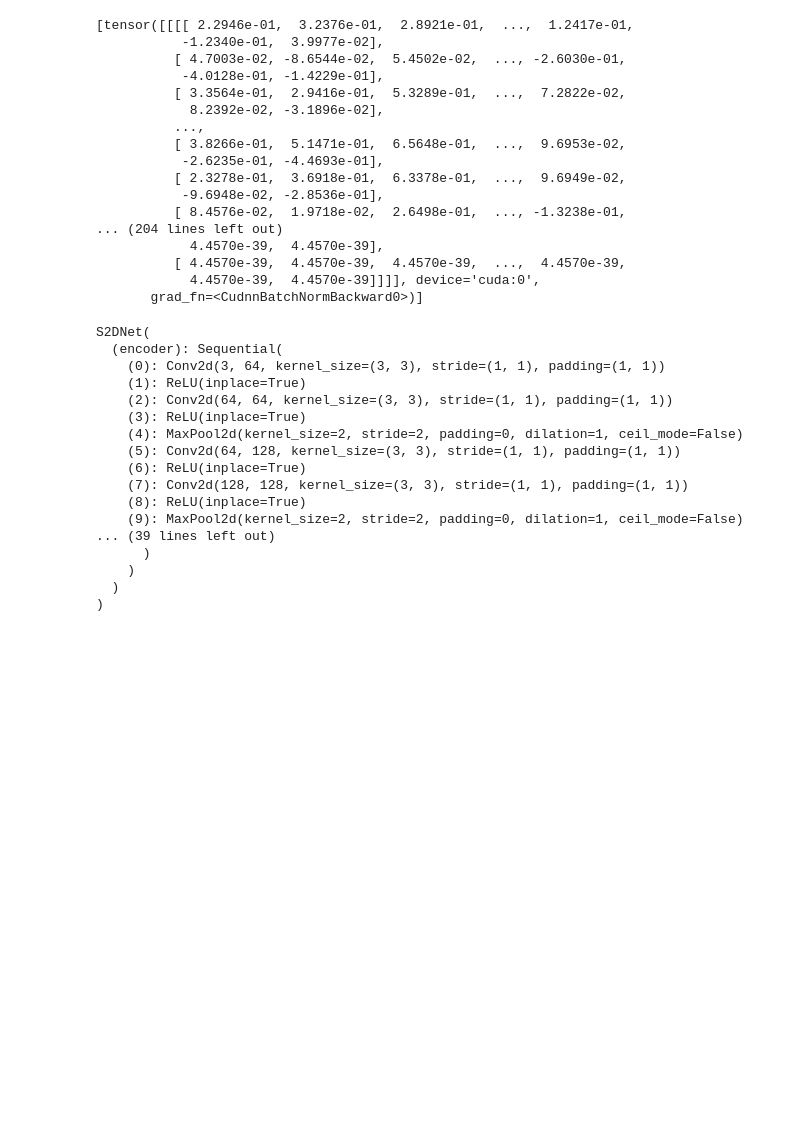
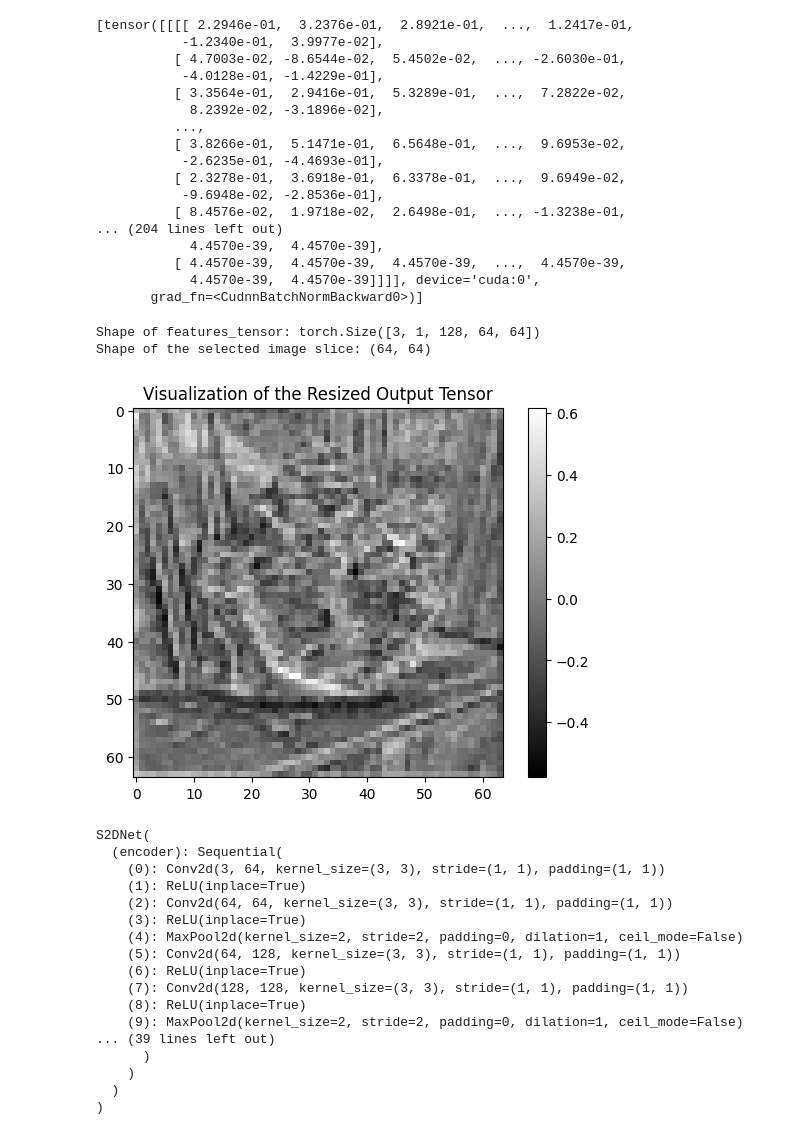
Before and after one commit to thakkarnitin63/Deep-Learning-based-Feature-Matching, a Jupyter notebook: FeatureMatching.ipynb, the cells around one changed output. Drawn from its saved outputs; the diff is of its cells as text; code cells hidden in the pictures; blank space fills up the shorter version.

```diff
--- a/FeatureMatching.ipynb
+++ b/FeatureMatching.ipynb
@@ -124,6 +124,37 @@ print(features)
           [ 4.4570e-39,  4.4570e-39,  4.4570e-39,  ...,  4.4570e-39,
             4.4570e-39,  4.4570e-39]]]], device='cuda:0',
        grad_fn=<CudnnBatchNormBackward0>)]
+# %%
+import torchvision.transforms.functional as TF
+import matplotlib.pyplot as plt
+
+# Define a common size, for example, the smallest dimensions in your list
+common_size = (64, 64)  # Adjust as necessary
+
+# Resize tensors
+resized_tensors = [TF.resize(t, common_size) if t.size()[2:] != common_size else t for t in features]
+
+# Stack the resized tensors
+features_tensor = torch.stack(resized_tensors)
+
+# Move the tensor to CPU, detach it from the graph, and convert to numpy
+output_numpy = features_tensor.cpu().detach().numpy()
+
+# Print shapes to debug
+print("Shape of features_tensor:", features_tensor.shape)
+print("Shape of the selected image slice:", output_numpy[0, 0, 0, :, :].shape)
+
+# Select the first tensor, first channel, first feature map for visualization
+image = output_numpy[0, 0, 0, :, :]  # Ensure this index points to a single (64, 64) feature map
+
+plt.imshow(image, cmap='gray')  # Ensure image is a 2D array
+plt.colorbar()
+plt.title('Visualization of the Resized Output Tensor')
+plt.show()
+# %% [output]
+Shape of features_tensor: torch.Size([3, 1, 128, 64, 64])
+Shape of the selected image slice: (64, 64)
+[figure, added]
 # %%
 print(model)
 # %% [output]
```
